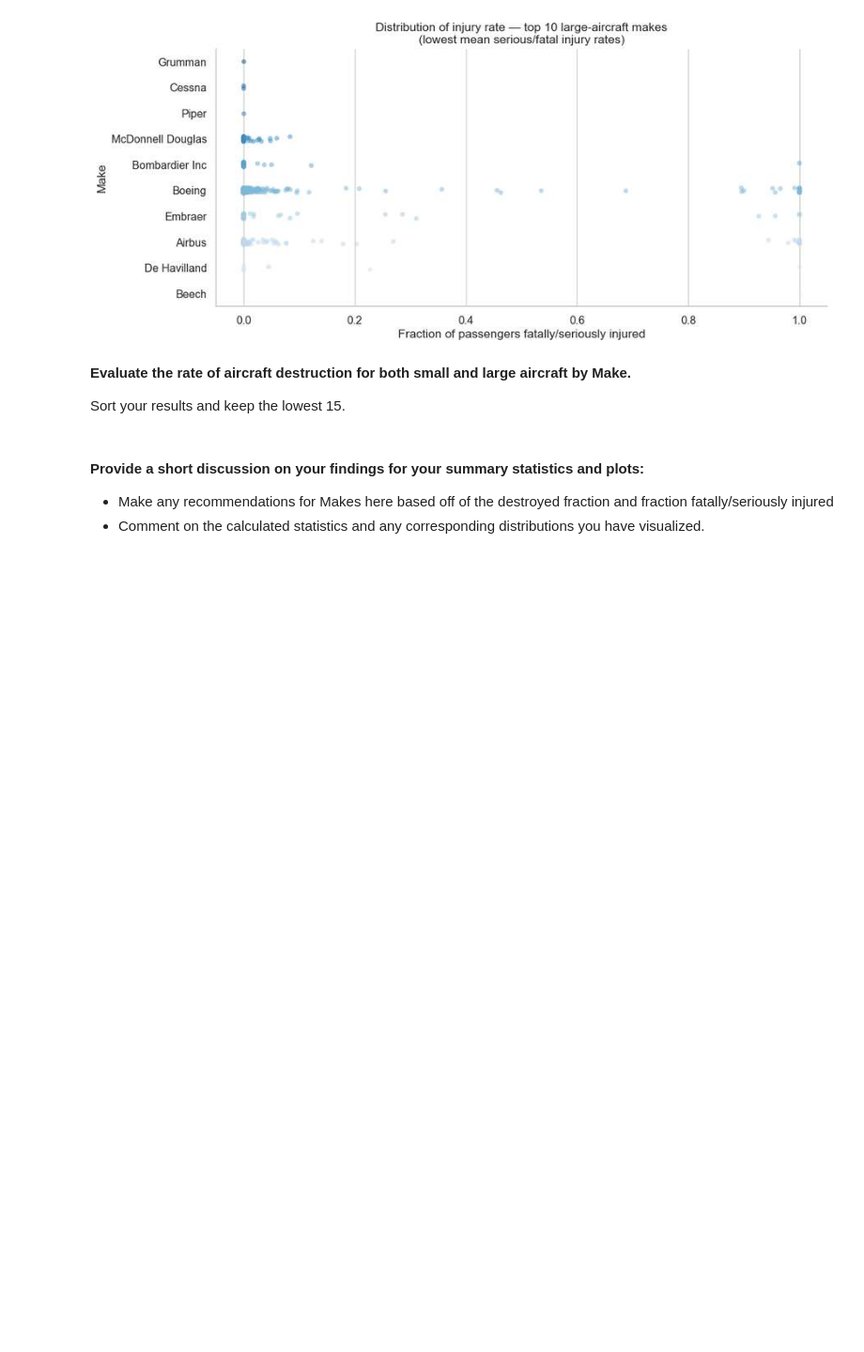
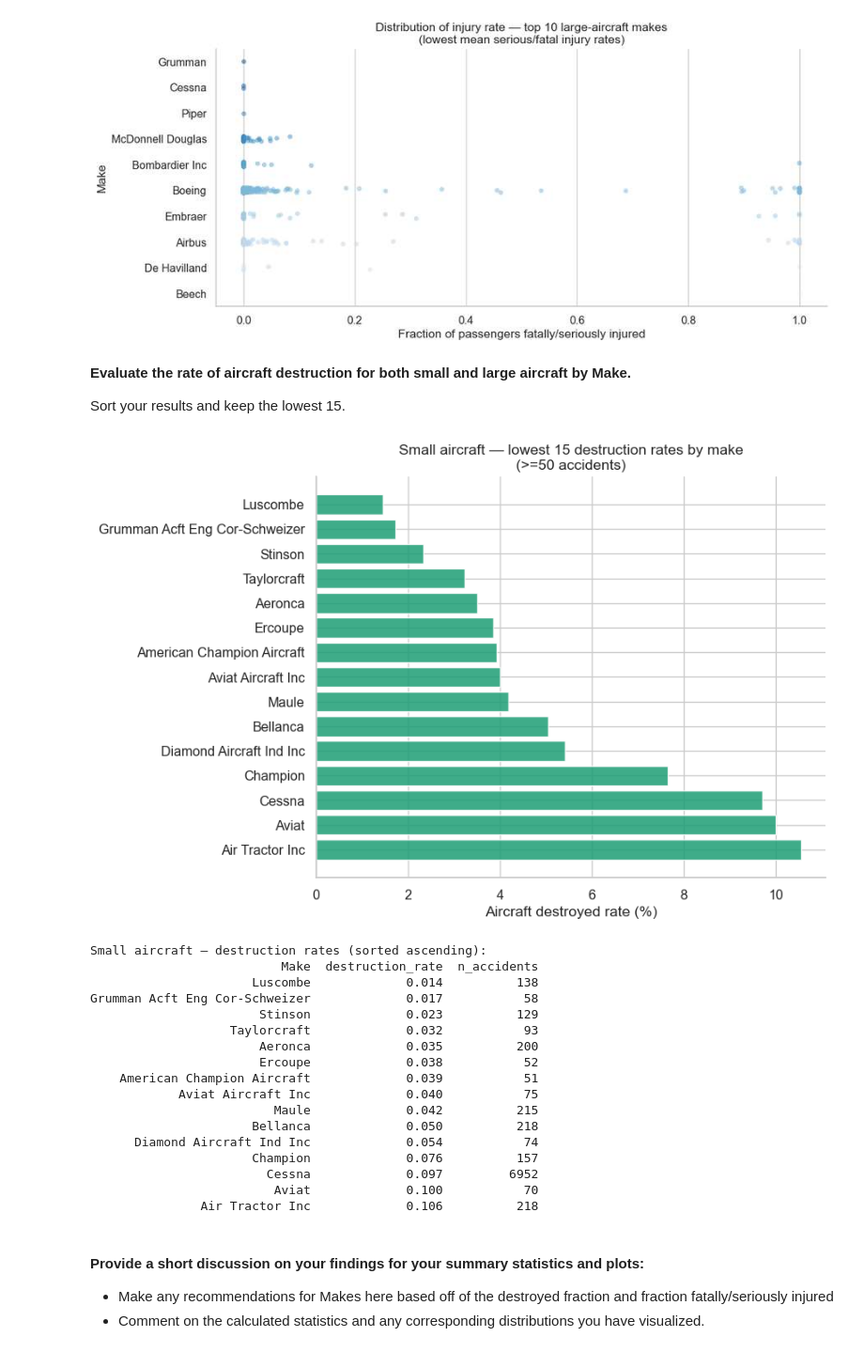
Before and after one commit to janemurungi2-creator/dsc-course0-m8-lab, a Jupyter notebook: Aviation_Accidents_Data_Analysis.ipynb, the cells around one changed output. Shown at 94% size. Cells and saved outputs as stored; diff of their text form; code cells hidden in the pictures; blank space fills up the shorter version.

Commit message:
analysis: plot aircraft destruction rates by make for small and large aircraft

```diff
--- a/Aviation_Accidents_Data_Analysis.ipynb
+++ b/Aviation_Accidents_Data_Analysis.ipynb
@@ -236,6 +236,52 @@ plt.show()
 **Evaluate the rate of aircraft destruction for both small and large aircraft by Make.**
 
 Sort your results and keep the lowest 15.
+# %%
+dest_small = (
+    small.groupby('Make')
+         .agg(
+             destruction_rate=('Destroyed', 'mean'),
+             n_accidents=('Destroyed', 'count')
+         )
+         .reset_index()
+         .dropna(subset=['destruction_rate'])
+)
+# Apply minimum sample threshold for statistical reliability
+dest_small = dest_small[dest_small['n_accidents'] >= 50]
+dest_small = dest_small.sort_values('destruction_rate').head(15)
+
+fig, ax = plt.subplots(figsize=(9, 6))
+ax.barh(dest_small['Make'],
+        dest_small['destruction_rate'] * 100,
+        color='#1D9E75', alpha=0.85)
+ax.set_xlabel('Aircraft destroyed rate (%)')
+ax.set_title('Small aircraft — lowest 15 destruction rates by make\n(>=50 accidents)')
+ax.invert_yaxis()
+ax.spines[['top','right']].set_visible(False)
+plt.tight_layout()
+plt.show()
+
+print('Small aircraft — destruction rates (sorted ascending):')
+print(dest_small[['Make','destruction_rate','n_accidents']].round(3).to_string(index=False))
+# %% [output]
+[figure, added]
+Small aircraft — destruction rates (sorted ascending):
+                          Make  destruction_rate  n_accidents
+                      Luscombe             0.014          138
+Grumman Acft Eng Cor-Schweizer             0.017           58
+                       Stinson             0.023          129
+                   Taylorcraft             0.032           93
+                       Aeronca             0.035          200
+                       Ercoupe             0.038           52
+    American Champion Aircraft             0.039           51
+            Aviat Aircraft Inc             0.040           75
+                         Maule             0.042          215
+                      Bellanca             0.050          218
+      Diamond Aircraft Ind Inc             0.054           74
+                      Champion             0.076          157
+                        Cessna             0.097         6952
+                         Aviat             0.100           70
+               Air Tractor Inc             0.106          218
 # %% [markdown]
 #### Provide a short discussion on your findings for your summary statistics and plots:
 - Make any recommendations for Makes here based off of the destroyed fraction and fraction fatally/seriously injured
```
